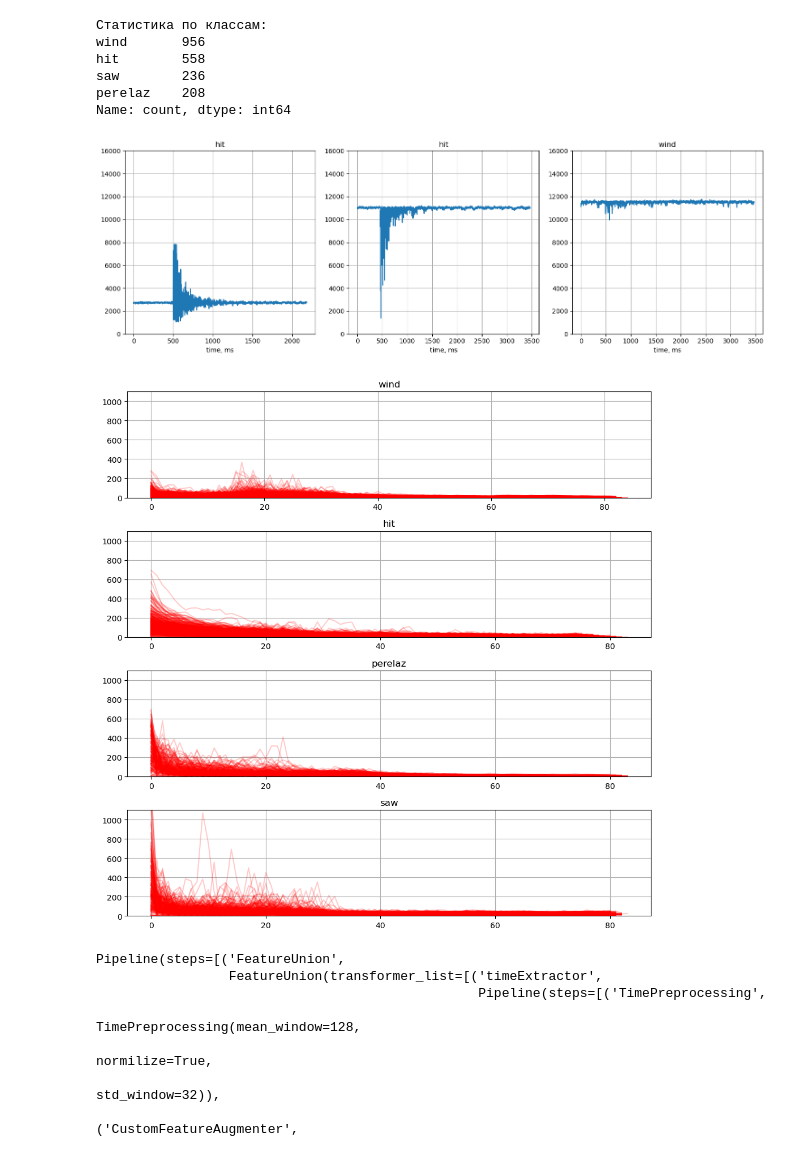
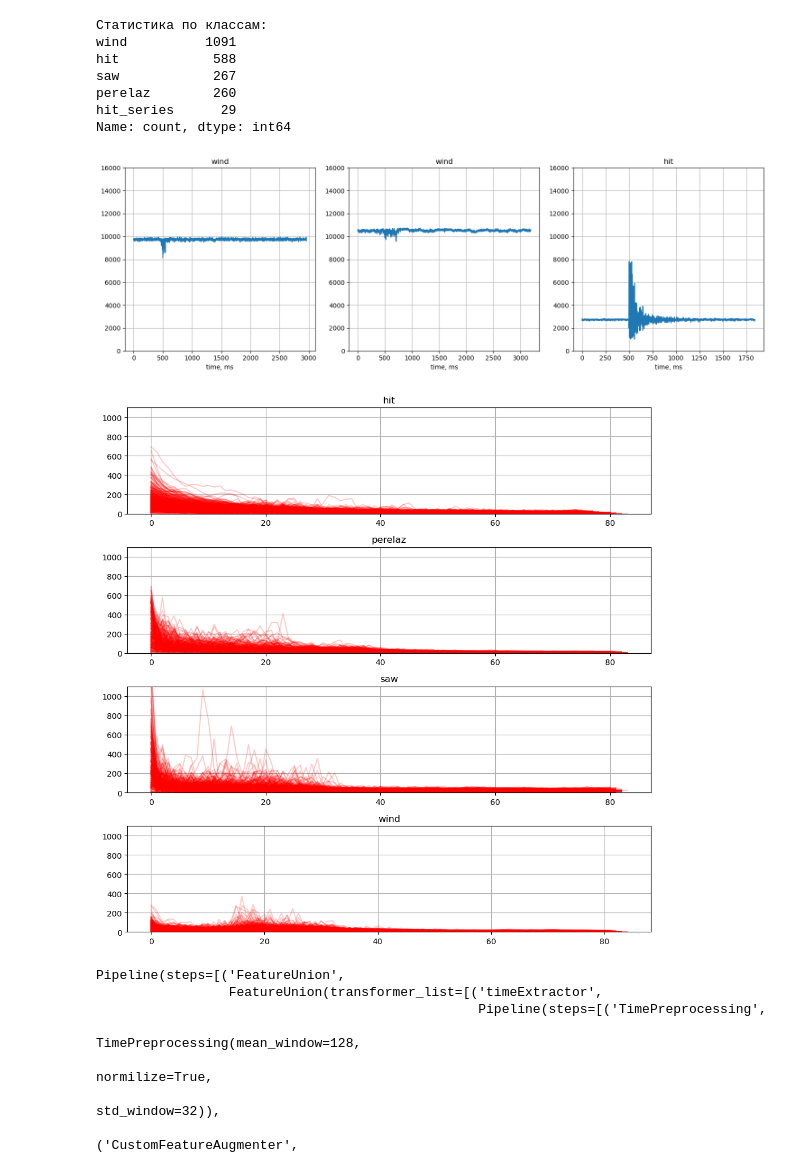
Before and after one commit to DrozdovMK/ZB, a Jupyter notebook: stable_version/notebook_v4.ipynb, the cells around one changed output. Cells and saved outputs as stored; diff of their text form; code cells hidden in the pictures.

```diff
--- a/stable_version/notebook_v4.ipynb
+++ b/stable_version/notebook_v4.ipynb
@@ -21,21 +23,30 @@ import preprocessing as prep
+# %%
+simple_parser = pars.SimpleParser()
+nested_parser = pars.NestedParser()
 # %%
 paths_to_nested = ["/home/drozdovmk/Projects/ZB/data/data_markup/cesis_nabor_0",
                    "/home/drozdovmk/Projects/ZB/data/data_markup/demostend_0",
                    "/home/drozdovmk/Projects/ZB/data/data_markup/samara_wind",
-                   "/home/drozdovmk/Projects/ZB/data/data_markup/Kashira_13may"]
+                   "/home/drozdovmk/Projects/ZB/data/data_markup/Kashira_13may",
+                   "/home/drozdovmk/Projects/ZB/data/data_markup/Kashira_18jule"]
 
-old_paths = ["/home/drozdovmk/Projects/ZB/data/data_markup/hdf5_adaptive"]
+paths_to_simple = ["/home/drozdovmk/Projects/ZB/data/data_markup/hdf5_adaptive"]
+
+
+datasets_list = []
+
+for path in paths_to_nested:
+    datasets_list.append(nested_parser.get_long_df(path))
+for path in paths_to_simple:
+    datasets_list.append(simple_parser.get_long_df(path))
+
 
 labels_to_delete = ["hit_series", "unknown"]
 dict_to_rename = {"hit_g": "hit", "hit_z": "hit"}
-balanced_classes = False
+downsampling = False
+joiner = pars.LongJoiner(labels_to_delete, dict_to_rename, downsampling)
 
-
-dataset = prep.ParseToPandas(paths_to_nested=paths_to_nested,
-                             old_paths=old_paths,
-                             labels_to_delete=labels_to_delete,
-                             dict_to_rename=dict_to_rename,
-                             balanced_classes=balanced_classes)
+dataset = joiner.concat_datasets(datasets_list)
 # %% [output]
 Found unknown label in zone 455
 date: 23/12/2024 14:57:52
@@ -57,14 +68,15 @@ date: 13/05/2025 12:37:11
 # %%
-data_hdf5 = dataset.data_hdf5
-labels = dataset.label_hdf5
+data_hdf5 = dataset[0]
+labels = dataset[1]
 print("Статистика по классам:")
 print(labels.value_counts())
 # %% [output]
 Статистика по классам:
-wind       956
-hit        558
-saw        236
-perelaz    208
+wind          1091
+hit            588
+saw            267
+perelaz        260
+hit_series      29
 Name: count, dtype: int64
 # %%
 # Визуализация нескольких объектов
@@ -82,7 +94,7 @@ for i, ind in enumerate(random_indexes):
     ax[i].grid()
 plt.tight_layout()
 # %% [output]
-[figure, old version]
+[figure, new version]
 # %%
 
 timeTransformer = prep.TimePreprocessing(std_window = 32,
@@ -95,18 +107,21 @@ data_time = timeTransformer.transform(data_hdf5)
 data_freq = freqTransformer.transform(data_hdf5)
 # %%
 # визуализация спектров по классам
-classnames = dataset.label_to_id.keys()
+classnames = np.unique(labels)
+id_to_label = dict(enumerate(classnames))
+label_to_id = {i: j for j, i in id_to_label.items()}
 fig, ax = plt.subplots(len(classnames), 1, figsize = (10,10))
-for key, value in dataset.label_to_id.items():
+for key, value in label_to_id.items():
     ax[value].set_title(key)
     ax[value].set_ylim([0, 1100])
     ax[value].grid()
+
 idxs = data_freq["id"].unique()
 for i in idxs:
-    idx_classname = dataset.label_to_id[labels[i]]
+    idx_classname = label_to_id[labels[i]]
     ax[idx_classname].plot(data_freq[data_freq["id"] == i]["signal_binned_fft"].values, alpha=0.2, c="r")
-    # ax[idx_classname, 1].plot(data_time[data_filtered["id"] == i]["signal_mean"].values, alpha=0.02, c="r")
+    # ax[idx_classname].plot(data_time[data_time["id"] == i]["signal_std"].values, alpha=0.02, c="r")
 plt.tight_layout()
 # %% [output]
-[figure, old version]
+[figure, new version]
 # %%
```
Also changed, not shown: parts of 8 cells of this notebook, 5 other files.
